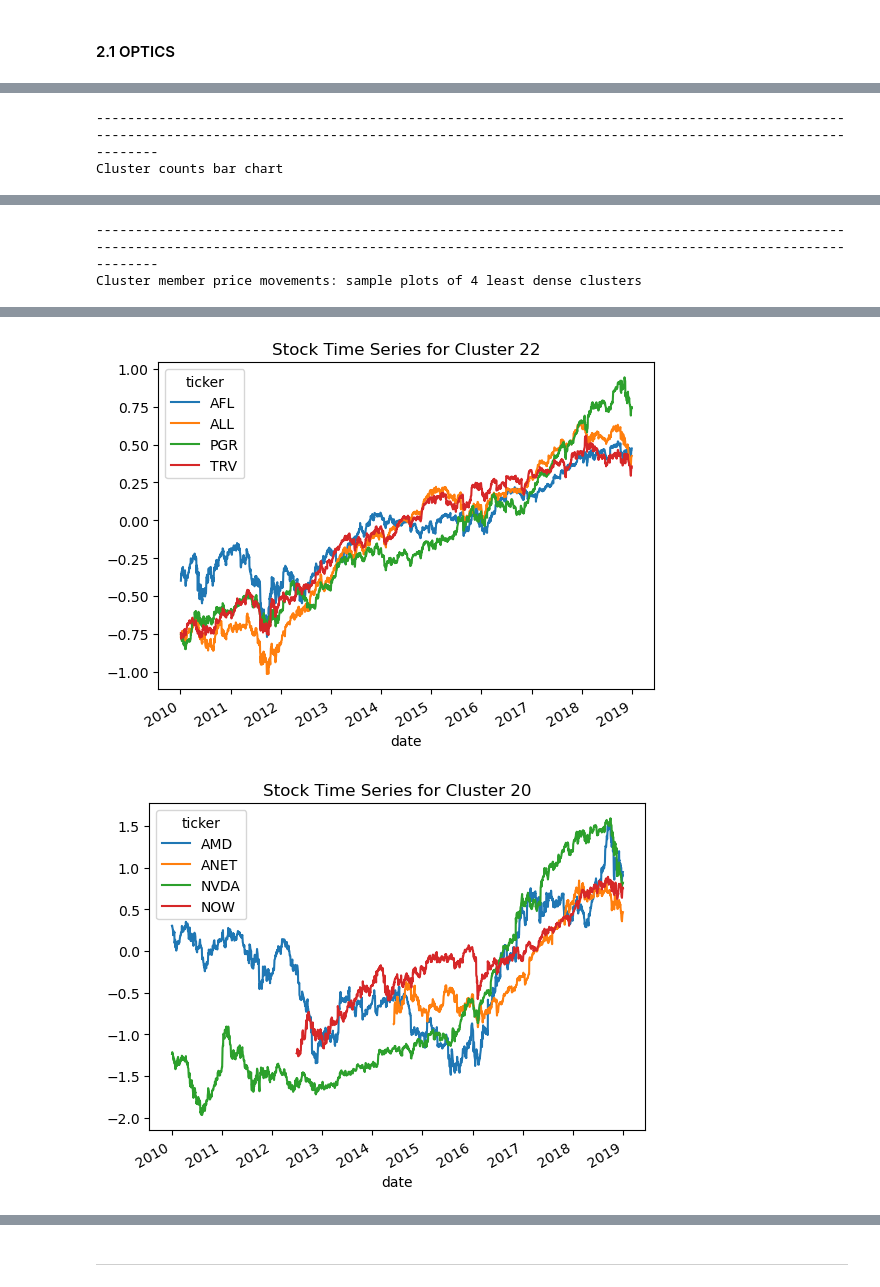
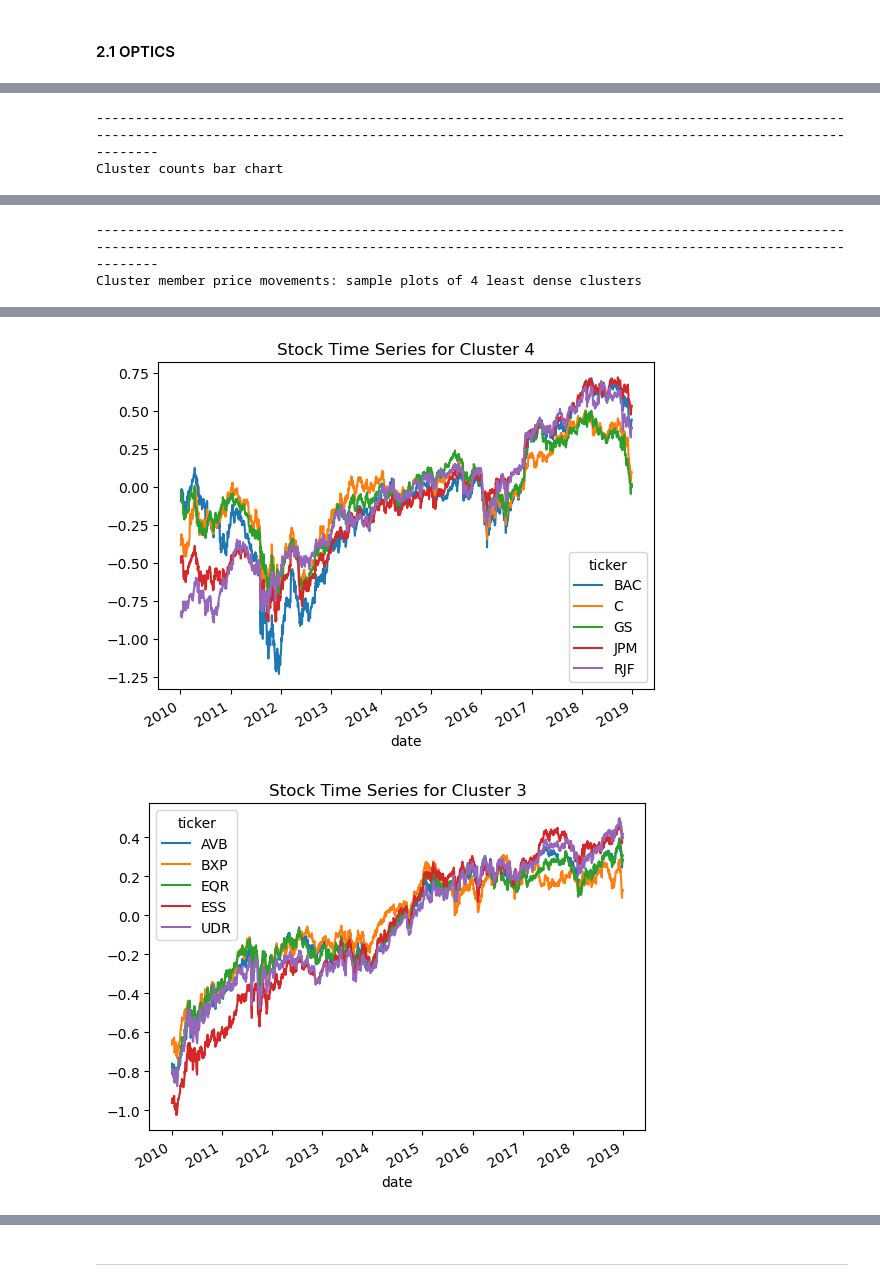
Before and after one commit to kuntojirohan/pairs-trading, a Jupyter notebook: experiments/EDA_stock_profile_data.ipynb, the cells around one changed output, grey strips where cells are left out. Drawn from its saved outputs; the diff is of its cells as text; code cells hidden in the pictures.

```diff
--- a/experiments/EDA_stock_profile_data.ipynb
+++ b/experiments/EDA_stock_profile_data.ipynb
@@ -275,0 +272,4 @@ final_dense_df = document_topic_df.drop(axis=0, index='IR') # drop as we don't h
+# %%
+# fetch the condensed dense document-aspect DF
+final_dense_df = document_topic_df
+final_dense_df.head()
@@ -386,28 +394,7 @@ def optics_plots(data, max_eps: float=np.inf, min_samples: int=5):
     print('Cluster member price movements: sample plots of 4 least dense clusters\n')
     plot_cluster_members(labels_df)
 
-    # print('Running the DBSCAN model\n')
-    # print(f'K: {k}')
-    # preds = KMeans(n_clusters=k, init='random', random_state=1500, max_iter=20000, n_init=10).fit_predict(data)
-    # # print(f'eps: {eps}\nmin_samples: {min_samples}')
-    # # preds = DBSCAN(min_samples=min_samples, eps=eps).fit_predict(data)
-
-    # # TSNE
-    # print('\n------------------------------------\n')
-    # print('TSNE plot for the model\n')
-    # labels_df = plot_TSNE(data, preds)
-
-    # # plot cluster count (bar chart)
-    # print('\n------------------------------------\n')
-    # print('Cluster counts bar chart\n')
-    # plot_cluster_counts(labels_df)
-
-    # # plot cluster members
-    # print('\n------------------------------------\n')
-    # print('Cluster member price movements: sample plots of 4 least dense clusters\n')
-    # plot_cluster_members(labels_df)
-
-optics_plots(final_dense_df, min_samples=4)
+optics_plots(final_dense_df, min_samples=5)
 # %% [output]
 Running the OPTICS model
 ----------------------------------------------------------------------------------------------------
@@ -436,2 +423,2 @@ Cluster member price movements: sample plots of 4 least dense clusters
-[figure, old version]
+[figure, new version]
-[figure, old version]
+[figure, new version]
```
Also changed, not shown: parts of 17 cells of this notebook.
